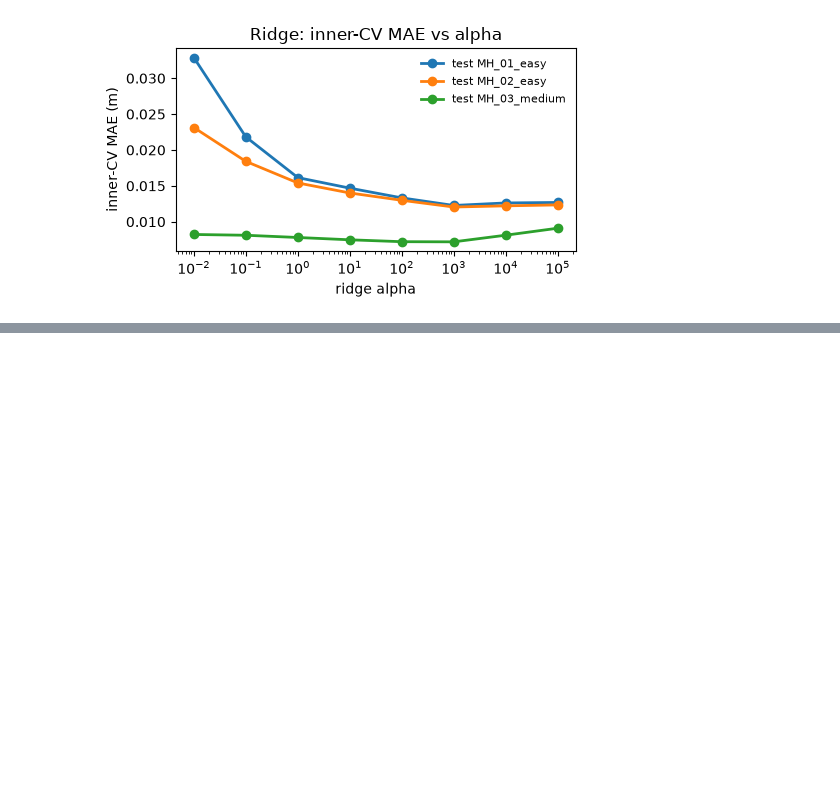
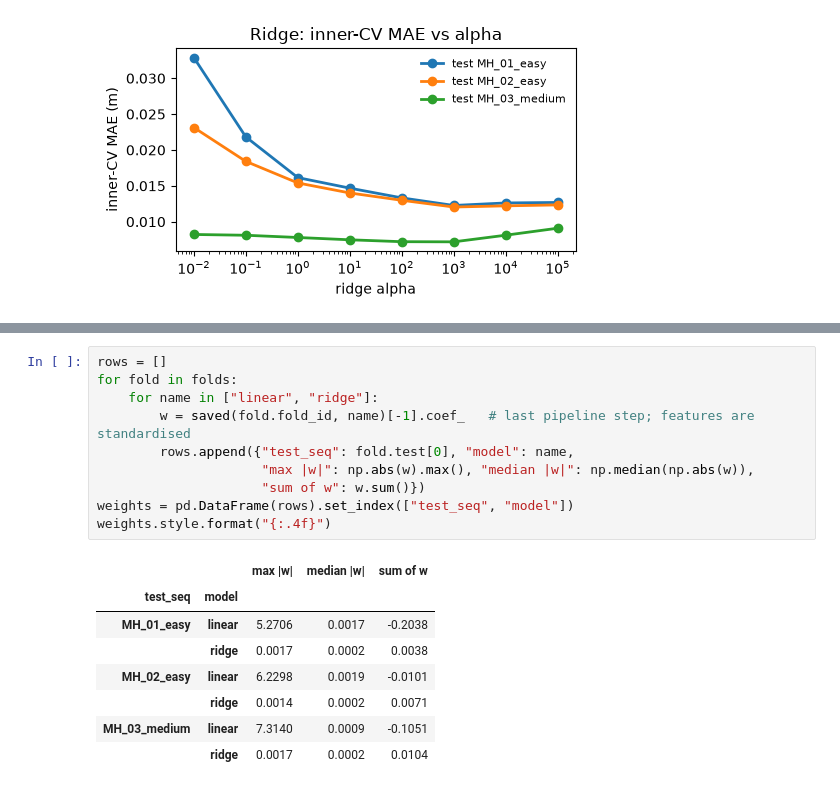
Before and after one commit to Dadi-Dinesh/Drift-Sense, a Jupyter notebook: notebooks/05_ml_models.ipynb, the cells around one changed output, grey strips where cells are left out. Drawn from its saved outputs; the diff is of its cells as text; blank space fills up the shorter version.

```diff
--- a/notebooks/05_ml_models.ipynb
+++ b/notebooks/05_ml_models.ipynb
@@ -215,0 +228,19 @@ fig.tight_layout(); plt.show()
+# %%
+rows = []
+for fold in folds:
+    for name in ["linear", "ridge"]:
+        w = saved(fold.fold_id, name)[-1].coef_   # last pipeline step; features are standardised
+        rows.append({"test_seq": fold.test[0], "model": name,
+                     "max |w|": np.abs(w).max(), "median |w|": np.median(np.abs(w)),
+                     "sum of w": w.sum()})
+weights = pd.DataFrame(rows).set_index(["test_seq", "model"])
+weights.style.format("{:.4f}")
+# %% [output]
+|  |  | max |w| | median |w| | sum of w |
+| test_seq | model |  |  |  |
+| MH_01_easy | linear | 5.2706 | 0.0017 | -0.2038 |
+|  | ridge | 0.0017 | 0.0002 | 0.0038 |
+| MH_02_easy | linear | 6.2298 | 0.0019 | -0.0101 |
+|  | ridge | 0.0014 | 0.0002 | 0.0071 |
+| MH_03_medium | linear | 7.3140 | 0.0009 | -0.1051 |
+|  | ridge | 0.0017 | 0.0002 | 0.0104 |
```
Also changed, not shown: parts of 8 cells of this notebook, 1 other file.
